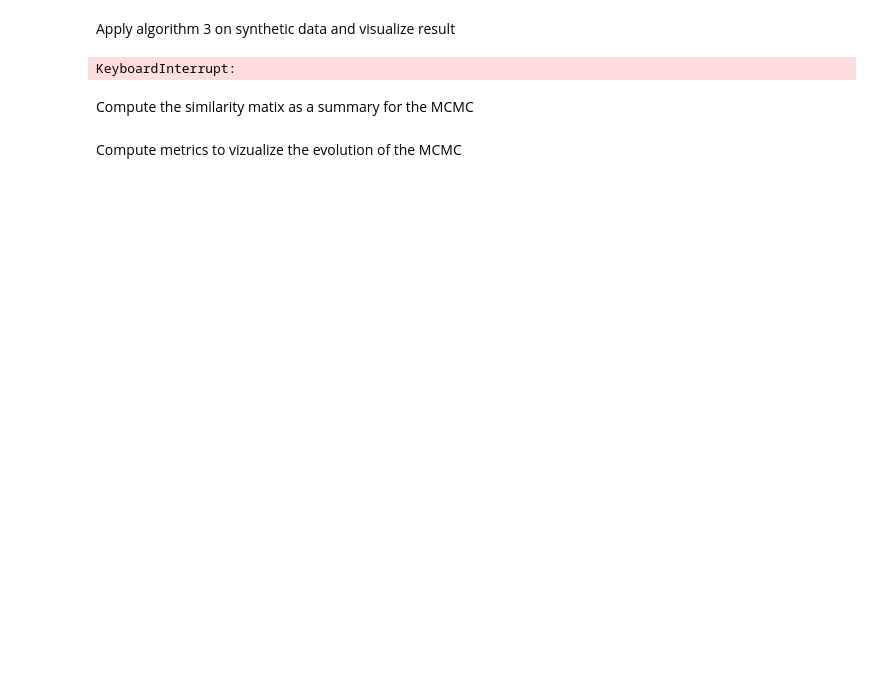
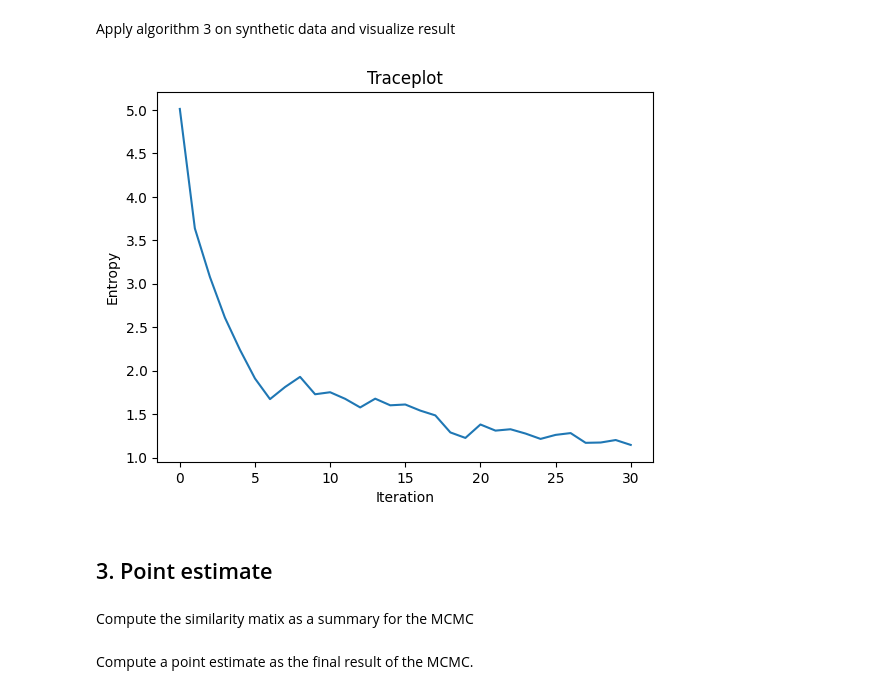
Before and after one commit to Samuele-Caccavelli/bayesian_statistics_project, a Jupyter notebook: notebooks/jupyter/neal_algorithm3.ipynb, the cells around one changed output. Saved outputs shown, nothing was run; the diff lists cells and outputs as text; code cells hidden in the pictures; blank space fills up the shorter version.

Commit message:
restructured code adn added back binder loss for point estimate

```diff
--- a/notebooks/jupyter/neal_algorithm3.ipynb
+++ b/notebooks/jupyter/neal_algorithm3.ipynb
@@ -93,3 +28,18 @@ def integral_func_2(Y, i):
+# %%
+# These functions change based on assumption on the prior parameters of the model
+def compute_mu_0(Y):
+    return np.mean(Y, axis=0)   # default to mean of data, reasonable assumption
+
+def compute_nu_0(D):
+    #! changed to D+3 from D+1 as suggested in last meeting
+    return D + 3    # default to D, potentially change this
+
+def compute_inv_scale_mat_0(D):
+    return np.eye(D)    # default to identity, potentially change this
+
+def compute_lamb_0(Y):
+    #! changed to a value smaller then 1 as suggested in last meeting
+    return 0.75    # default to 1, potentially change this
 # %% [markdown]
 ## 2. Test with synthetic data
 # %% [markdown]
@@ -117,16 +62,21 @@ plt.show()
 Apply algorithm 3 on synthetic data and visualize result
 # %%
 # these can be modified
-n_steps = 5000
+n_steps = 3000
 burn_in = 500
 alpha = 1
-history = algorithm_3(n_steps,
+history, entropies = algorithm_3(n_steps,
                       data,
                       integral_func_1,
                       integral_func_2,
-                      alpha=alpha)
+                      alpha=alpha,
+                      compute_nu_0=compute_nu_0,
+                      compute_lamb_0=compute_lamb_0,
+                      visualize_entropy=True)
 # %% [output]
-KeyboardInterrupt:
+[figure, added]
+# %% [markdown]
+## 3. Point estimate
 # %% [markdown]
 Compute the similarity matix as a summary for the MCMC
 # %%
@@ -134,2 +84,2 @@ M = sampled_sim_matrix(history[burn_in:], len(data))
 # %% [markdown]
-Compute metrics to vizualize the evolution of the MCMC
+Compute a point estimate as the final result of the MCMC.
```
Also changed, not shown: parts of 27 cells of this notebook, 5 other files.
